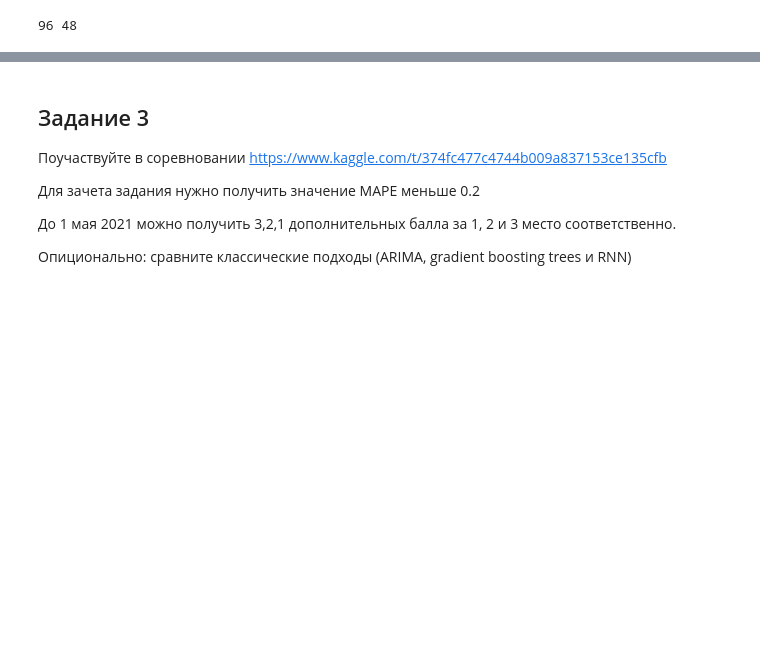
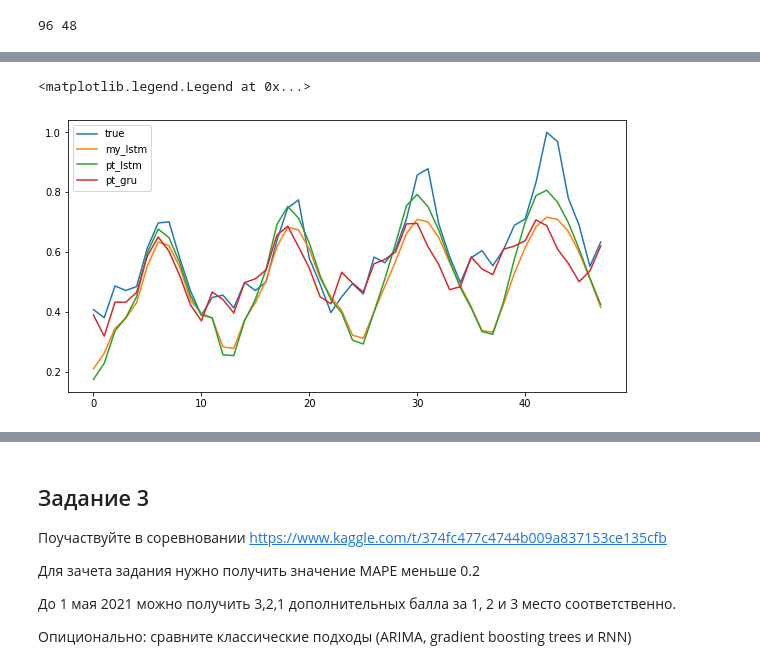
Before and after one commit to bulatral42/sphere_nn, a Jupyter notebook: Sem_08/hw8_valiahmetov_nn.ipynb, the cells around one changed output, grey strips where cells are left out. Saved outputs shown, nothing was run; the diff lists cells and outputs as text; code cells hidden in the pictures; blank space fills up the shorter version.

```diff
--- a/Sem_08/hw8_valiahmetov_nn.ipynb
+++ b/Sem_08/hw8_valiahmetov_nn.ipynb
@@ -117,0 +242,10 @@ train_dataloader =  DataLoader(train_dataset, batch_size=5)
+# %%
+plt.figure(figsize=(10, 5))
+plt.plot(dataset[96:])
+plt.plot(predict_time(my_net, train, len(test))[96:])
+plt.plot(predict_time(pt_net, train, len(test))[96:])
+plt.plot(predict_time(pt_gru, train, len(test), gru=True)[96:])
+plt.legend(['true', 'my_lstm', 'pt_lstm', 'pt_gru'])
+# %% [output]
+<matplotlib.legend.Legend at 0x...>
+[figure, added]
```
Also changed, not shown: parts of 44 cells of this notebook, 1 other file.
